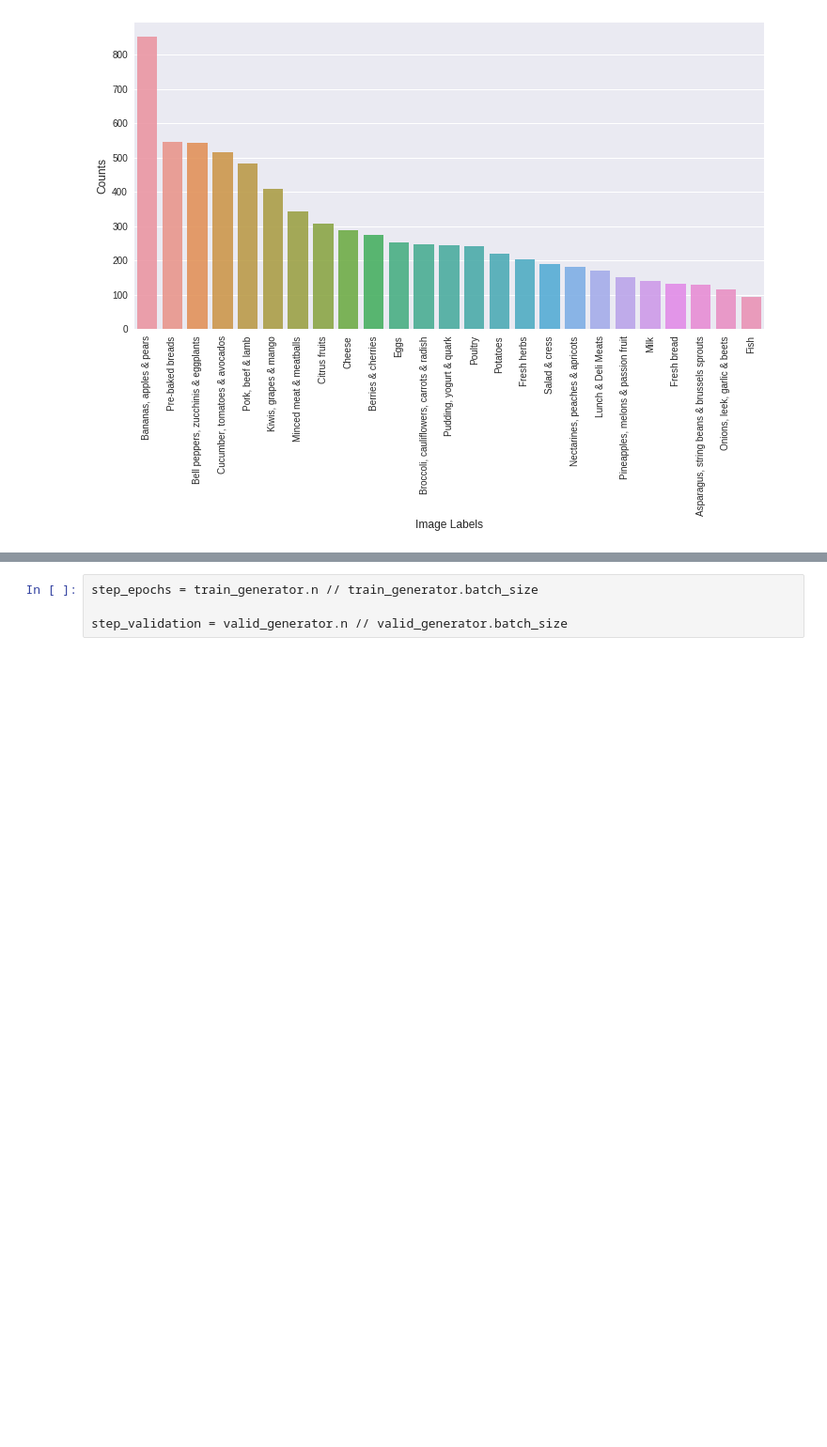
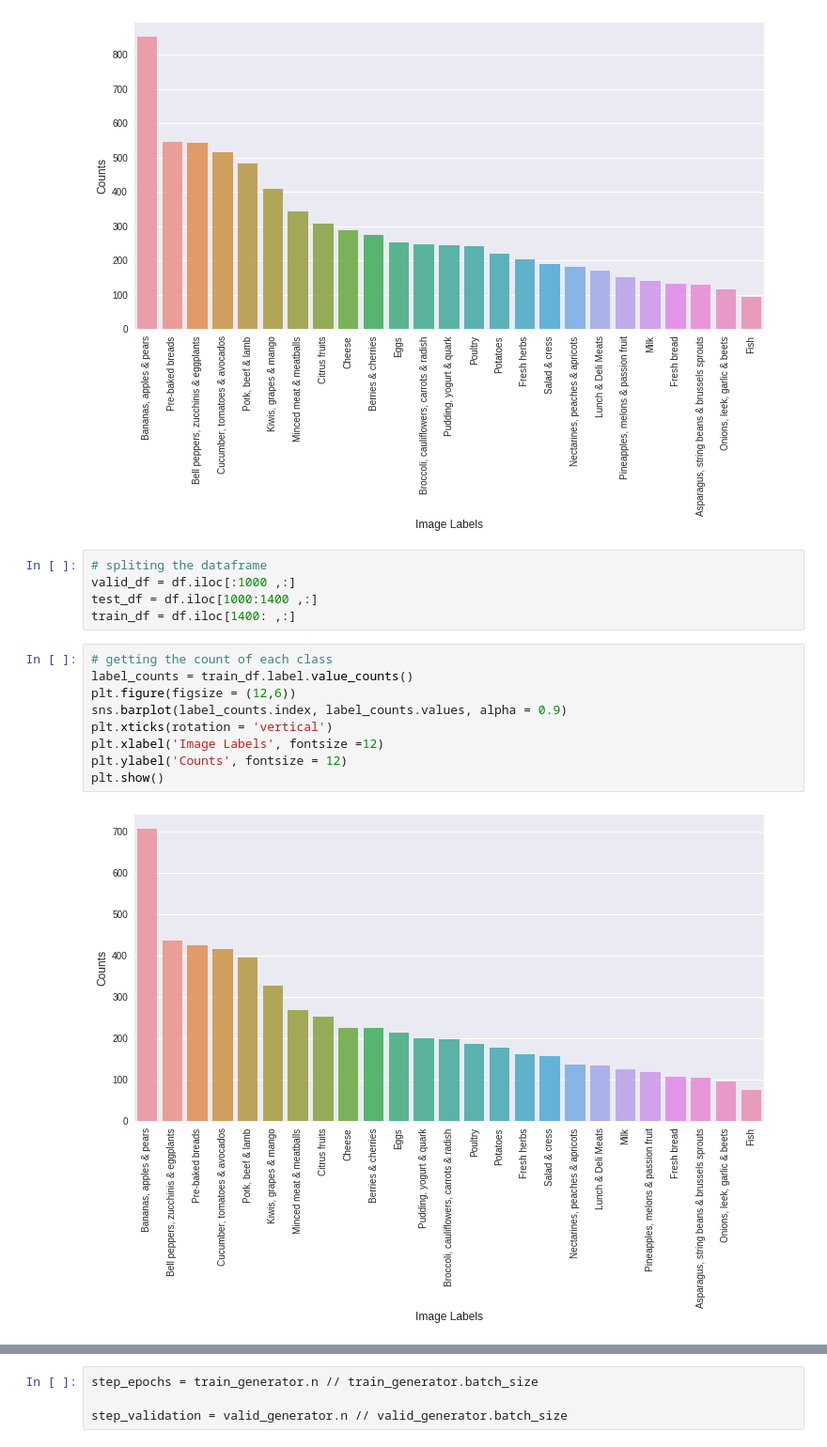
Before and after one commit to Younes-Charfaoui/Picnic-Hackathon, a Jupyter notebook: Picnic_Hackathon.ipynb, the cells around one changed output, grey strips where cells are left out. Shown at 94% size. Saved outputs shown, nothing was run; the diff lists cells and outputs as text; blank space fills up the shorter version.

```diff
--- a/Picnic_Hackathon.ipynb
+++ b/Picnic_Hackathon.ipynb
@@ -52,4 +52,20 @@ plt.ylabel('Counts', fontsize = 12)
 plt.show()
 # %% [output]
 [figure]
+# %%
+# spliting the dataframe
+valid_df = df.iloc[:1000 ,:]
+test_df = df.iloc[1000:1400 ,:]
+train_df = df.iloc[1400: ,:]
+# %%
+# getting the count of each class
+label_counts = train_df.label.value_counts()
+plt.figure(figsize = (12,6))
+sns.barplot(label_counts.index, label_counts.values, alpha = 0.9)
+plt.xticks(rotation = 'vertical')
+plt.xlabel('Image Labels', fontsize =12)
+plt.ylabel('Counts', fontsize = 12)
+plt.show()
+# %% [output]
+[figure, added]
 # %%
```
Also changed, not shown: parts of 30 cells of this notebook.
